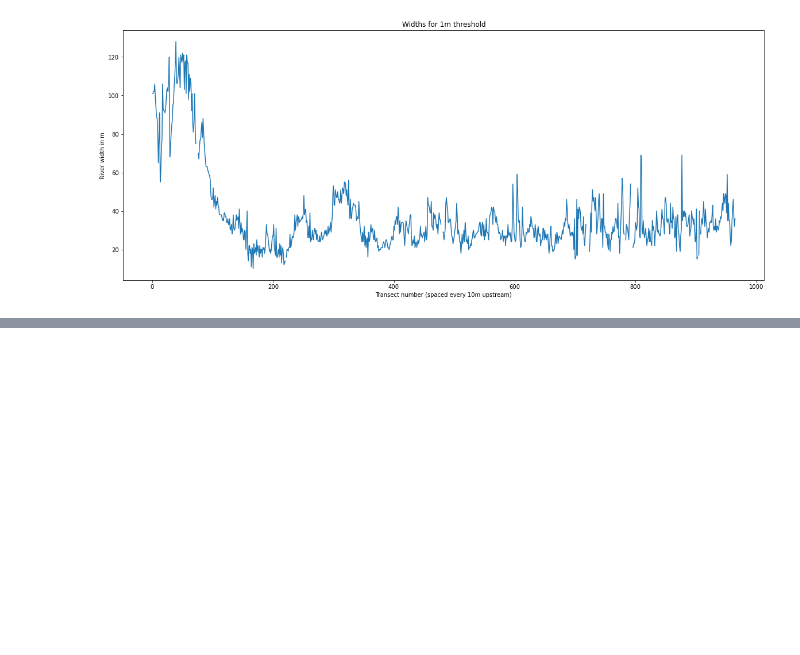
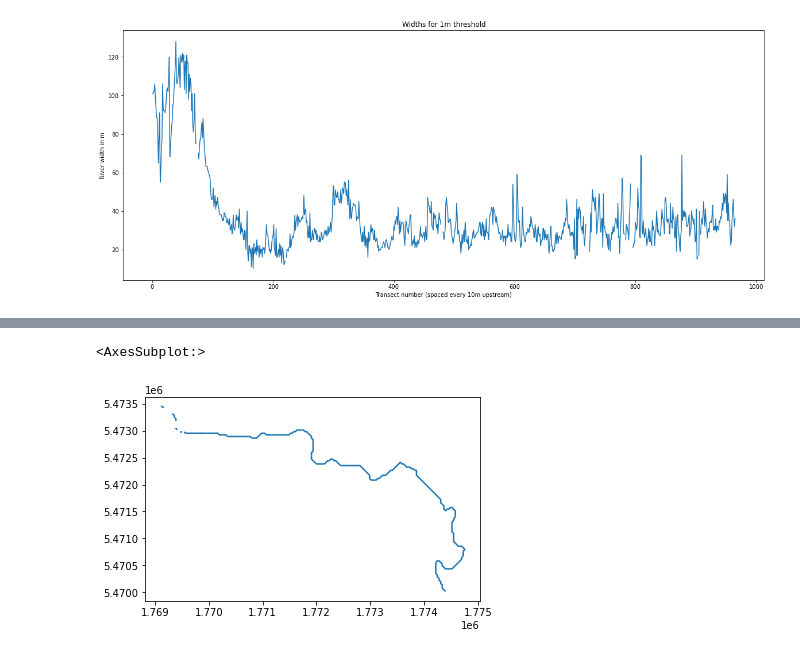
Before and after one commit to rosepearson/Hydrologic-DEMs-scripts, a Jupyter notebook: jupyter_notebooks/Extract river channel shapes.ipynb, the cells around one changed output, grey strips where cells are left out. Saved outputs shown, nothing was run; the diff lists cells and outputs as text; code cells hidden in the pictures; blank space fills up the shorter version.

```diff
--- a/jupyter_notebooks/Extract river channel shapes.ipynb
+++ b/jupyter_notebooks/Extract river channel shapes.ipynb
@@ -445,0 +482,5 @@ transects_to_matt.to_csv(fr"C:\Users\pearsonra\Documents\data\river_bathemetry\w
+# %%
+flat_waikanae_river_area.plot()
+# %% [output]
+<AxesSubplot:>
+[figure, added]
```
Also changed, not shown: parts of 82 cells of this notebook.
